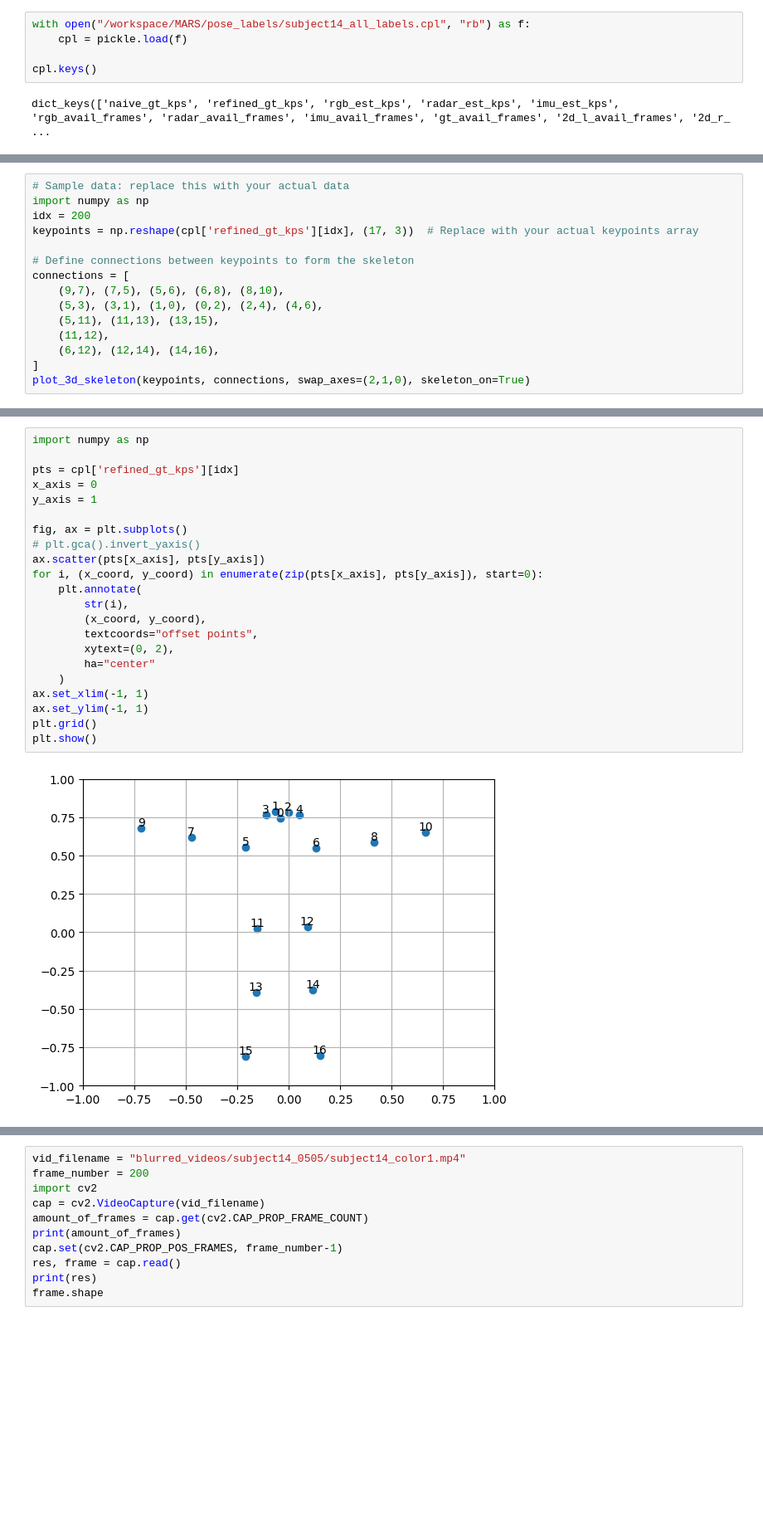
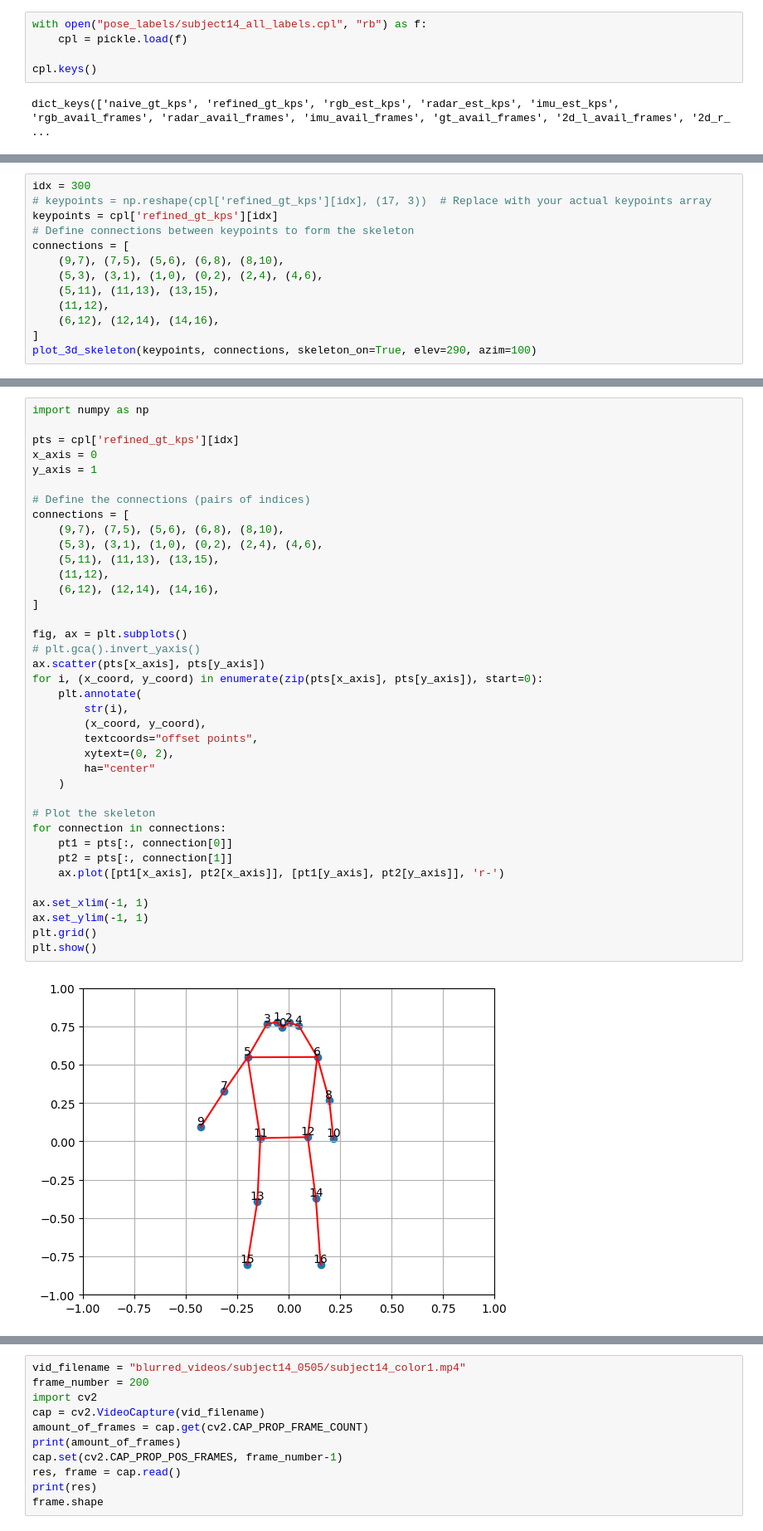
Before and after one commit to dmadhitama/MARS-exp, a Jupyter notebook: gt_visualization.ipynb, the cells around one changed output, grey strips where cells are left out. Shown: that part at 83% size. Drawn from its saved outputs; the diff is of its cells as text; blank space fills up the shorter version.

```diff
--- a/gt_visualization.ipynb
+++ b/gt_visualization.ipynb
@@ -5,5 +7,5 @@ import pickle
 # %%
-with open("/workspace/MARS/pose_labels/subject14_all_labels.cpl", "rb") as f:
+with open("pose_labels/subject14_all_labels.cpl", "rb") as f:
     cpl = pickle.load(f)
 
 cpl.keys()
@@ -48,11 +57,9 @@ def plot_3d_skeleton(keypoints, connections, swap_axes=None, skeleton_on=True):
     # Show plot
     plt.show()
 # %%
-# Sample data: replace this with your actual data
-import numpy as np
-idx = 200
-keypoints = np.reshape(cpl['refined_gt_kps'][idx], (17, 3))  # Replace with your actual keypoints array
-
+idx = 300
+# keypoints = np.reshape(cpl['refined_gt_kps'][idx], (17, 3))  # Replace with your actual keypoints array
+keypoints = cpl['refined_gt_kps'][idx]
 # Define connections between keypoints to form the skeleton
 connections = [
     (9,7), (7,5), (5,6), (6,8), (8,10),
@@ -61,5 +68,5 @@ connections = [
     (11,12),
     (6,12), (12,14), (14,16),
 ]
-plot_3d_skeleton(keypoints, connections, swap_axes=(2,1,0), skeleton_on=True)
+plot_3d_skeleton(keypoints, connections, skeleton_on=True, elev=290, azim=100)
 # %% [output]
@@ -81,24 +74,40 @@ array([-0.8203825 , -0.7872495 , -0.39738077, -0.38487935, -0.38068163,
 # %%
 import numpy as np
 
 pts = cpl['refined_gt_kps'][idx]
 x_axis = 0
 y_axis = 1
+
+# Define the connections (pairs of indices)
+connections = [
+    (9,7), (7,5), (5,6), (6,8), (8,10),
+    (5,3), (3,1), (1,0), (0,2), (2,4), (4,6),
+    (5,11), (11,13), (13,15),
+    (11,12),
+    (6,12), (12,14), (14,16),
+]
 
 fig, ax = plt.subplots()
 # plt.gca().invert_yaxis()
 ax.scatter(pts[x_axis], pts[y_axis])
 for i, (x_coord, y_coord) in enumerate(zip(pts[x_axis], pts[y_axis]), start=0):
     plt.annotate(
         str(i),
         (x_coord, y_coord),
         textcoords="offset points",
         xytext=(0, 2),
         ha="center"
     )
+
+# Plot the skeleton
+for connection in connections:
+    pt1 = pts[:, connection[0]]
+    pt2 = pts[:, connection[1]]
+    ax.plot([pt1[x_axis], pt2[x_axis]], [pt1[y_axis], pt2[y_axis]], 'r-')
+
 ax.set_xlim(-1, 1)
 ax.set_ylim(-1, 1)
 plt.grid()
 plt.show()
 # %% [output]
-[figure, old version]
+[figure, new version]
```
Also changed, not shown: parts of 17 cells of this notebook, 50 other files.
